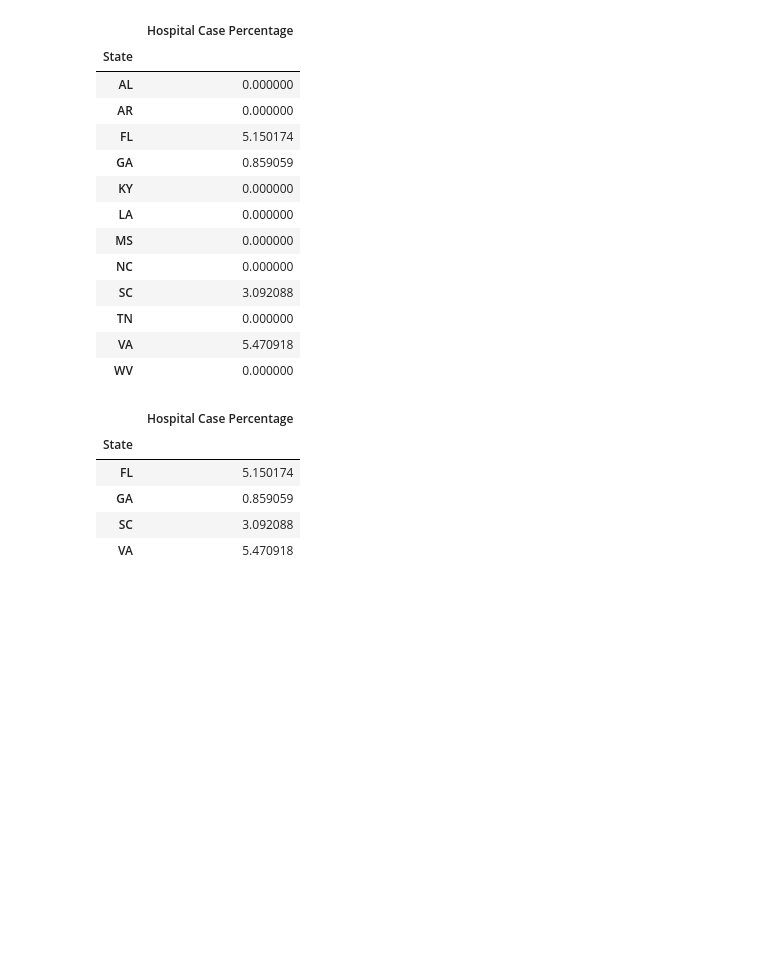
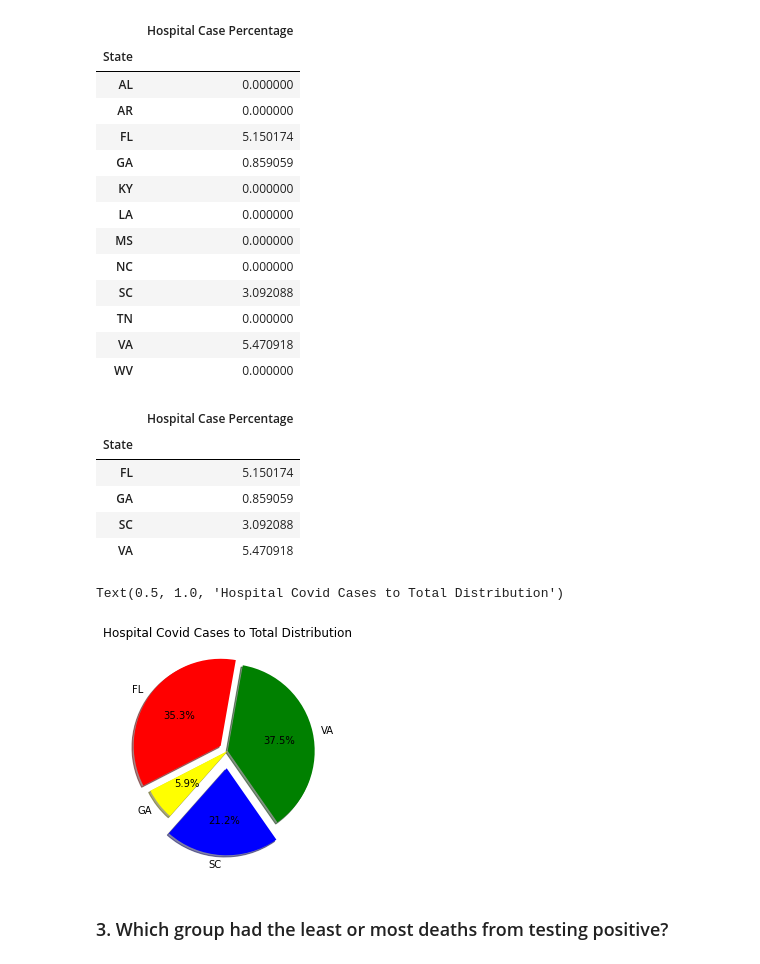
Before and after one commit to burnettaw/CMBKS-Group-5, a Jupyter notebook: covid_analysis_G1-3.ipynb, the cells around one changed output. Saved outputs shown, nothing was run; the diff lists cells and outputs as text; code cells hidden in the pictures; blank space fills up the shorter version.

```diff
--- a/covid_analysis_G1-3.ipynb
+++ b/covid_analysis_G1-3.ipynb
@@ -70,3 +74,12 @@ covid_case_totals_positive
+# %%
+#Clean dataset by dropping the empty columns
+covid_case_totals_positive = covid_case_totals_positive.drop(columns=['Tests_Total', 'Tests_Latinx','Tests_Asian', 'Tests_NHPI',
+                                     'Tests_Multiracial', 'Tests_Other','Tests_Unknown',
+                                     'Tests_Ethnicity_Hispanic', 'Tests_Ethnicity_NonHispanic',
+                                      'Tests_Ethnicity_Unknown', 'Tests_White', 'Tests_Black', 'Tests_AIAN'
+                                      ] )
+
+covid_case_totals_positive
 # %%
 #get the total of all cases in each SE state
 covid_case_totals = covid_case_totals_positive.groupby(['State']).sum()
@@ -101,22 +105,16 @@ covid_case_totals
 # %%
-#general summary of dataset
+#general totals data
 Cases_total = []
 Hospital_Total = []
 Deaths_Total= []
 
-# Cases_total = covid_case_totals_positive['Cases_Total']
-# Hospital_Total = covid_case_totals_positive['Hosp_Total']
-# Deaths_Total = covid_case_totals_positive['Deaths_Total']
-# States = covid_case_totals_positive['State']
 
 Cases_total = covid_case_totals['Cases_Total']
 Hospital_Total = covid_case_totals['Hosp_Total']
 Deaths_Total = covid_case_totals['Deaths_Total']
 #States = covid_case_totals['state']
 
-se_cases_total_df = pd.DataFrame({
-                                  "Total Cases":Cases_total,
-                                  "Total Cases":Cases_total,
+se_cases_total_df = pd.DataFrame({"Total Cases":Cases_total,
                                  "Total Hospital Cases":Hospital_Total,
                                  "Total Deaths":Deaths_Total})
 #display data
@@ -289,4 +277,32 @@ hospital_case_percentage_chart_values
 | GA | 0.859059 |
 | SC | 3.092088 |
 | VA | 5.470918 |
+# %%
+#Display a chart showing results for amount greater than zero
+#Generate a pie plot showing the distribution of Hospital cases to total cases.
+
+state_hosp_percent = hospital_case_percentage_chart_values['Hospital Case Percentage'] #.value_counts()
+
+# Labels for the sections of our pie chart
+labels = hospital_case_percentage_chart_values.index #["FL", "Male"]
+
+# The y values of each section of the pie chart
+sizes = state_hosp_percent
+
+# The colors of each section of the pie chart
+colors = ["red", "yellow", "blue", "green"]
+
+# Tells matplotlib to seperate sections
+explode = (0.1, 0, 0.2, 0)
+
+
+# Generate a pie plot showing the distribution of hospital cases versus total covid cases reported.
+plt.pie( sizes, explode=explode, labels=labels, colors=colors,
+        autopct="%1.1f%%", shadow=True, startangle=80)
+plt.title(label="Hospital Covid Cases to Total Distribution")
+# %% [output]
+Text(0.5, 1.0, 'Hospital Covid Cases to Total Distribution')
+[figure, added]
+# %% [markdown]
+### 3. Which group had the least or most deaths from testing positive?
 # %%
```
Also changed, not shown: parts of 19 cells of this notebook.
